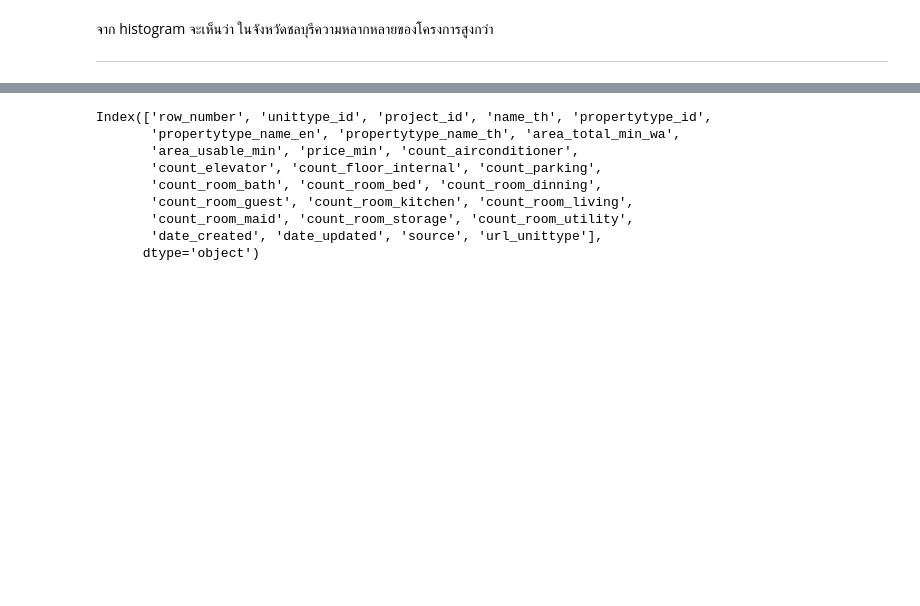
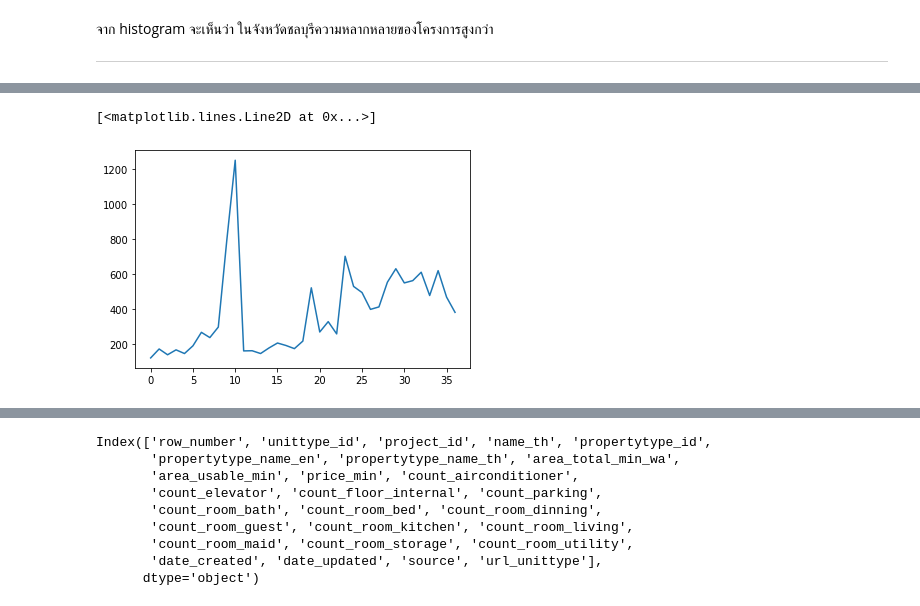
Before and after one commit to NahataiTep/DPDM65, a Jupyter notebook: pandas101.ipynb, the cells around one changed output, grey strips where cells are left out. Cells and saved outputs as stored; diff of their text form; code cells hidden in the pictures; blank space fills up the shorter version.

Commit message:
plot & scatter plot

```diff
--- a/pandas101.ipynb
+++ b/pandas101.ipynb
@@ -865,0 +876,3 @@ plt.xticks(rotation='vertical');    # ใส่ ; เพื่อปิดตั
+# %%
+rent = pd.read_csv('/content/drive/MyDrive/DPDM2022/opendata_volume_listing_rent.csv')
+rent.head()
@@ -865,0 +931,4 @@ plt.xticks(rotation='vertical');    # ใส่ ; เพื่อปิดตั
+# %%
+# เลือก data จาก volume_of_rental
+data = rent[rent['listing_district_name_en']=='CHATUCHAK'].sort_values(by=['transction_year', 'transction_month'])['volume_of_rental']
+data
@@ -865,0 +953,6 @@ plt.xticks(rotation='vertical');    # ใส่ ; เพื่อปิดตั
+# %%
+plt.plot(range(len(data)),data)
+# range(len(data)) = สร้างแกน x เป็นเลขตั้งแต่ 0 ถึง ความยาวของ data
+# %% [output]
+[<matplotlib.lines.Line2D at 0x...>]
+[figure, added]
```
Also changed, not shown: parts of 24 cells of this notebook.
